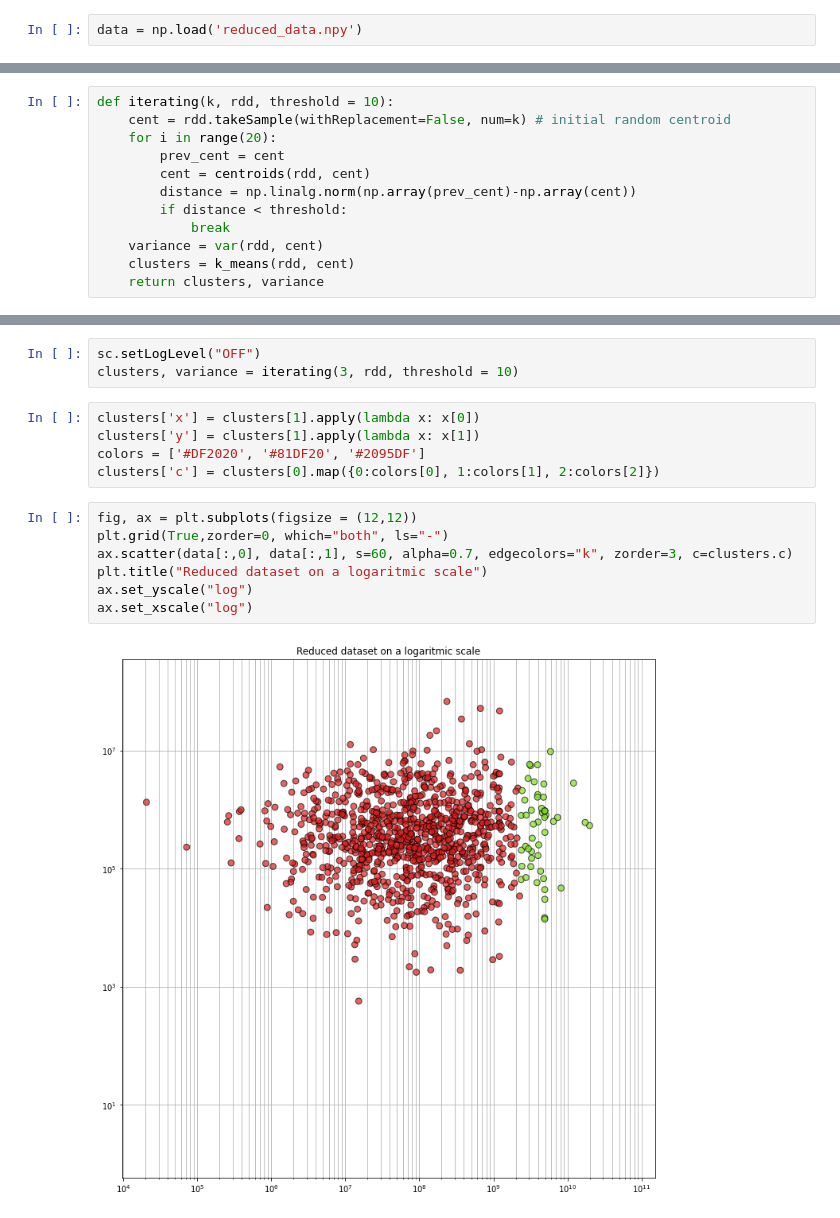
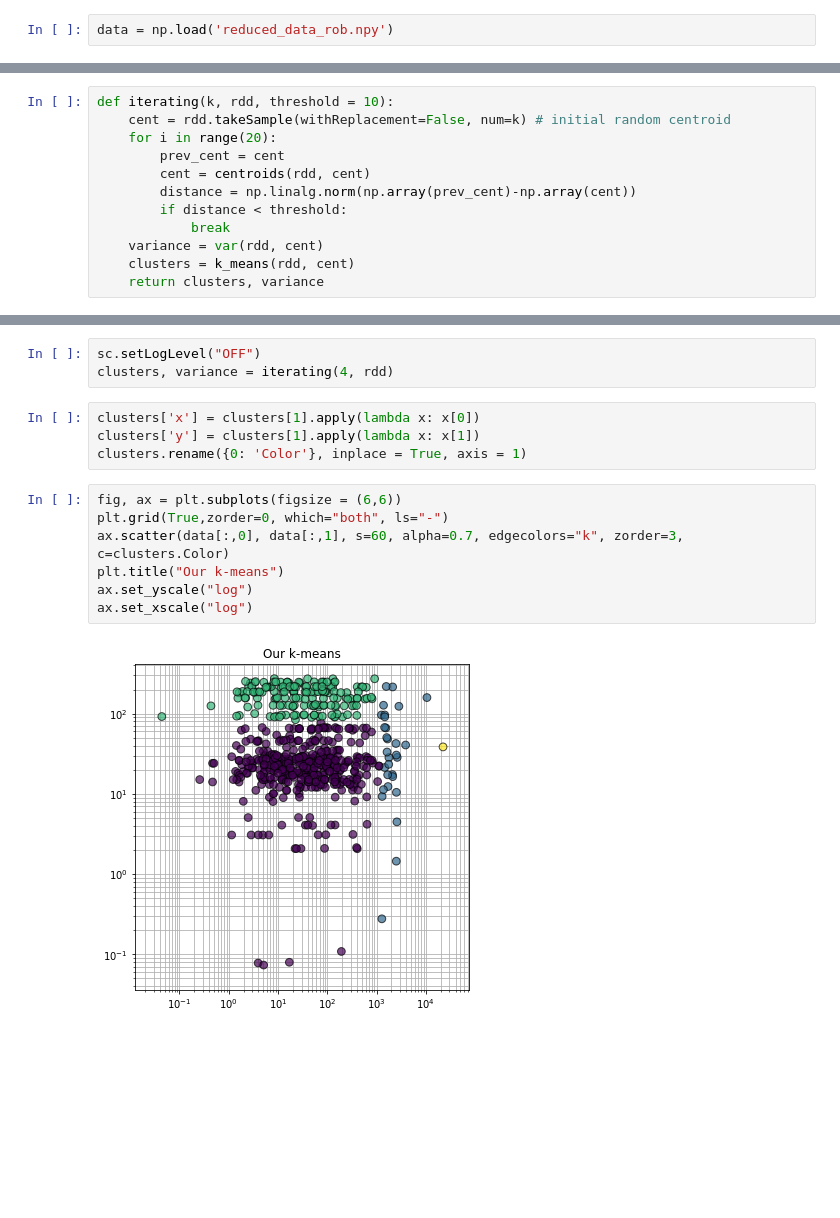
Before and after one commit to gianaguico/ADM_HW4_Group33, a Jupyter notebook: TentativoMapReduce.ipynb, the cells around one changed output, grey strips where cells are left out. Saved outputs shown, nothing was run; the diff lists cells and outputs as text; blank space fills up the shorter version.

```diff
--- a/TentativoMapReduce.ipynb
+++ b/TentativoMapReduce.ipynb
@@ -9,7 +9,7 @@ import matplotlib.pyplot as plt
 import warnings
 warnings.filterwarnings("ignore")
 # %%
-data = np.load('reduced_data.npy')
+data = np.load('reduced_data_rob.npy')
 # %%
 conf = SparkConf().setAppName("Prova").setMaster("local")
 sc = SparkContext(conf=conf)
@@ -81,19 +77,18 @@ k = 3
 # %%
 sc.setLogLevel("OFF")
-clusters, variance = iterating(3, rdd, threshold = 10)
+clusters, variance = iterating(4, rdd)
 # %%
 clusters['x'] = clusters[1].apply(lambda x: x[0])
 clusters['y'] = clusters[1].apply(lambda x: x[1])
-colors = ['#DF2020', '#81DF20', '#2095DF']
-clusters['c'] = clusters[0].map({0:colors[0], 1:colors[1], 2:colors[2]})
+clusters.rename({0: 'Color'}, inplace = True, axis = 1)
 # %%
-fig, ax = plt.subplots(figsize = (12,12))
+fig, ax = plt.subplots(figsize = (6,6))
 plt.grid(True,zorder=0, which="both", ls="-")
-ax.scatter(data[:,0], data[:,1], s=60, alpha=0.7, edgecolors="k", zorder=3, c=clusters.c)
-plt.title("Reduced dataset on a logaritmic scale")
+ax.scatter(data[:,0], data[:,1], s=60, alpha=0.7, edgecolors="k", zorder=3, c=clusters.Color)
+plt.title("Our k-means")
 ax.set_yscale("log")
 ax.set_xscale("log")
 # %% [output]
-[figure, old version]
+[figure, new version]
 # %%
 from sklearn.cluster import KMeans
```
Also changed, not shown: parts of 7 cells of this notebook.
